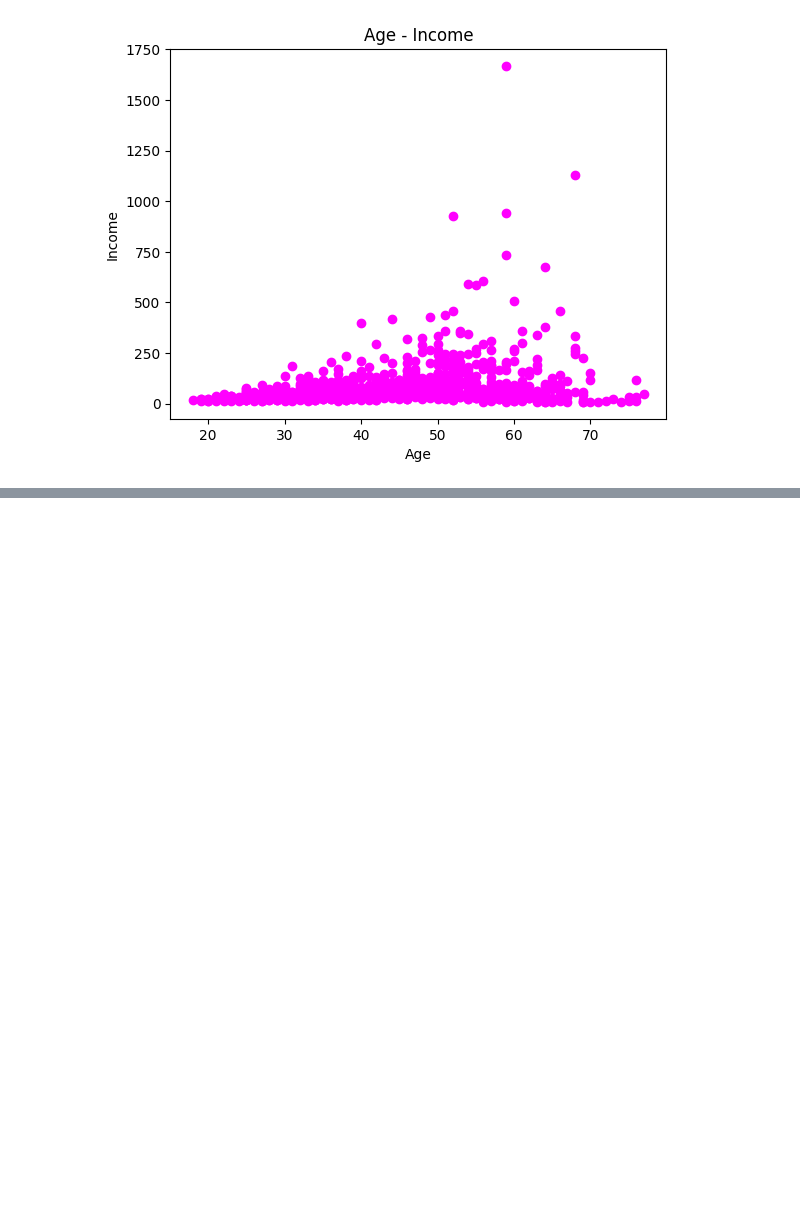
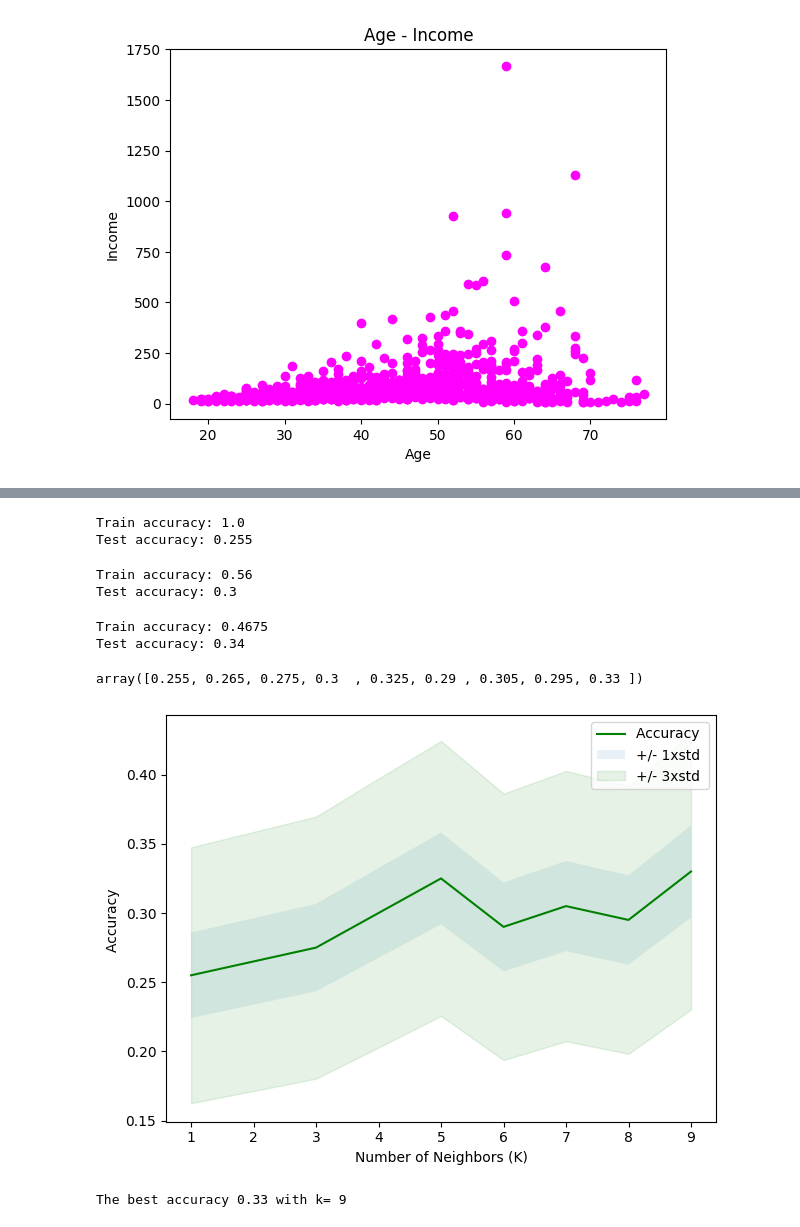
Before and after one commit to leylatulu/AdaLovelaceAcademy, a Jupyter notebook: Week-7/7-knn.ipynb, the cells around one changed output, grey strips where cells are left out. Saved outputs shown, nothing was run; the diff lists cells and outputs as text; code cells hidden in the pictures; blank space fills up the shorter version.

Commit message:
calculate accuracy for each K value

```diff
--- a/Week-7/7-knn.ipynb
+++ b/Week-7/7-knn.ipynb
@@ -54,0 +133,59 @@ plt.show()
+# %%
+knn = KNeighborsClassifier(n_neighbors=1)
+knn.fit(X_train,y_train)
+y_pred = knn.predict(X_test)
+print("Train accuracy:", accuracy_score(y_train, knn.predict(X_train)))
+print("Test accuracy:", accuracy_score(y_test, y_pred))
+# %% [output]
+Train accuracy: 1.0
+Test accuracy: 0.255
+# %%
+knn = KNeighborsClassifier(n_neighbors=4)
+knn.fit(X_train,y_train)
+y_pred = knn.predict(X_test)
+print("Train accuracy:", accuracy_score(y_train, knn.predict(X_train)))
+print("Test accuracy:", accuracy_score(y_test, y_pred))
+# %% [output]
+Train accuracy: 0.56
+Test accuracy: 0.3
+# %%
+knn = KNeighborsClassifier(n_neighbors=20)
+knn.fit(X_train,y_train)
+y_pred = knn.predict(X_test)
+print("Train accuracy:", accuracy_score(y_train, knn.predict(X_train)))
+print("Test accuracy:", accuracy_score(y_test, y_pred))
+# %% [output]
+Train accuracy: 0.4675
+Test accuracy: 0.34
+# %%
+# Check accuracy of Ks
+Ks=10
+n=4
+mean_acc = np.zeros((Ks-1))
+std_acc = np.zeros((Ks-1))
+
+for n in range(1, Ks):
+    # train and prediction for each k
+    knn = KNeighborsClassifier(n_neighbors=n).fit(X_train, y_train)
+    y_hat = knn.predict(X_test).reshape(-1, 1)
+    mean_acc[n-1] = accuracy_score(y_test, y_hat)
+    std_acc[n-1] = np.std(y_hat==y_test)/np.sqrt(y_test.shape[0])
+# %%
+mean_acc
+# %% [output]
+array([0.255, 0.265, 0.275, 0.3  , 0.325, 0.29 , 0.305, 0.295, 0.33 ])
+# %%
+plt.plot(range(1,Ks),mean_acc,'g')
+plt.fill_between(range(1,Ks),mean_acc - 1 * std_acc,mean_acc + 1 * std_acc, alpha=0.10)
+plt.fill_between(range(1,Ks),mean_acc - 3 * std_acc,mean_acc + 3 * std_acc, alpha=0.10,color="green")
+plt.legend(('Accuracy ', '+/- 1xstd','+/- 3xstd'))
+plt.ylabel('Accuracy ')
+plt.xlabel('Number of Neighbors (K)')
+plt.tight_layout()
+plt.show()
+# %% [output]
+[figure, added]
+# %%
+print( "The best accuracy", mean_acc.max(), "with k=", mean_acc.argmax()+1)
+# %% [output]
+The best accuracy 0.33 with k= 9
```
Also changed, not shown: parts of 15 cells of this notebook.
